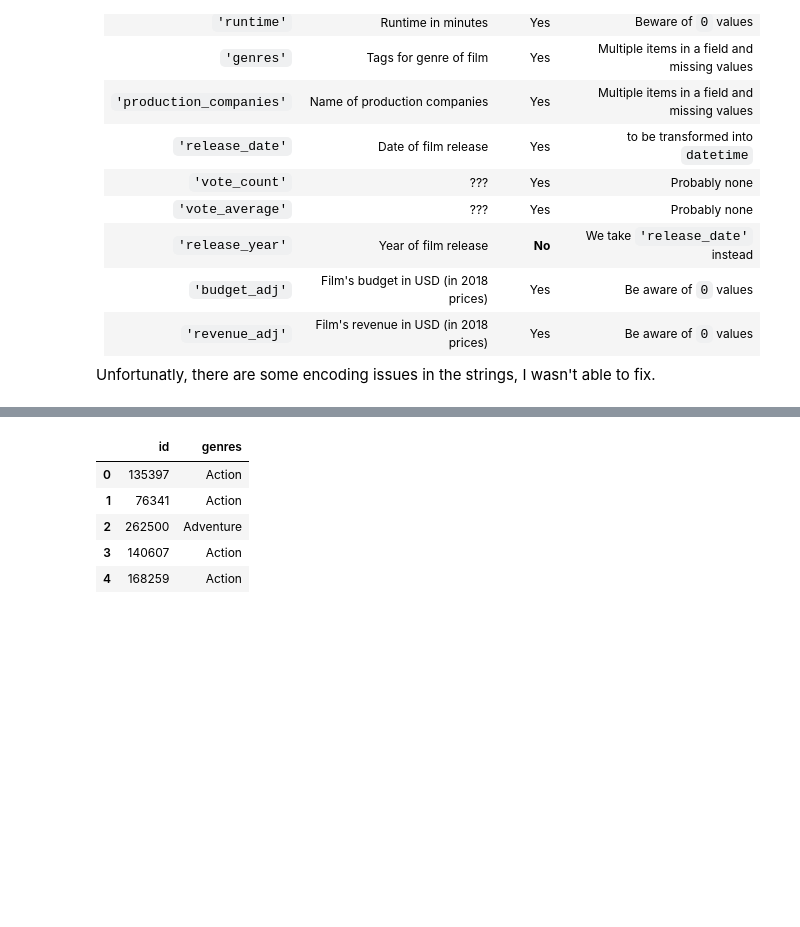
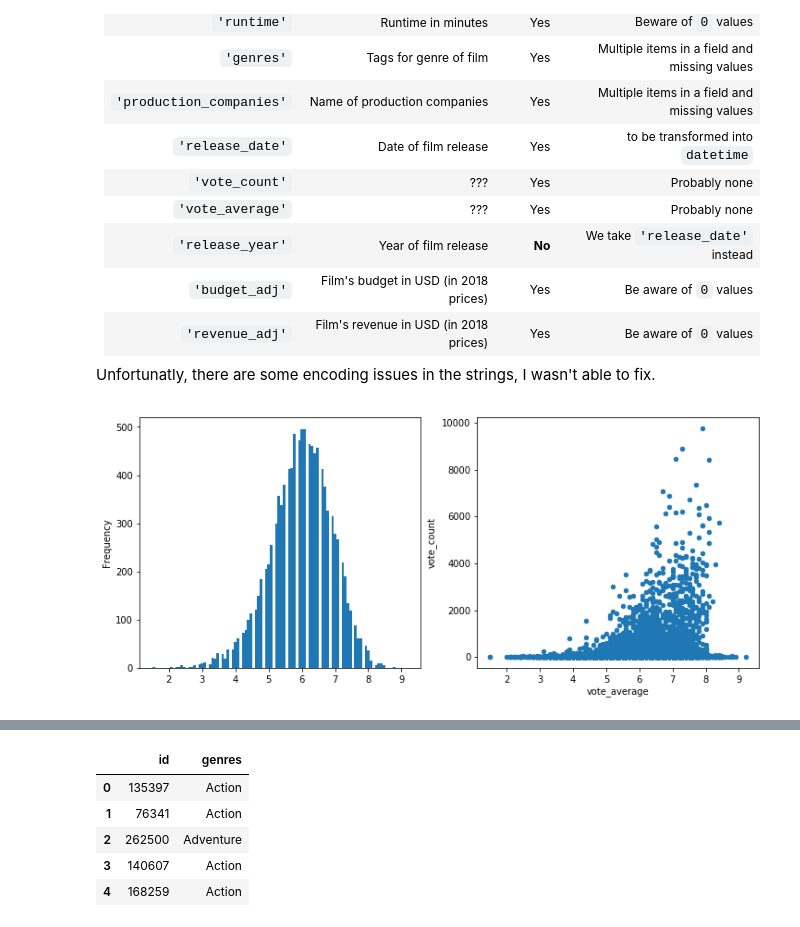
Before and after one commit to QuantificAid/tmdb_movie_data, a Jupyter notebook: playgroud.ipynb, the cells around one changed output, grey strips where cells are left out. Cells and saved outputs as stored; diff of their text form; code cells hidden in the pictures; blank space fills up the shorter version.

```diff
--- a/playgroud.ipynb
+++ b/playgroud.ipynb
@@ -108,3 +104,12 @@ Now, let's describe the fields, decide if they are being kept for the purposes o
 | `'revenue_adj'` | Film's revenue in USD (in 2018 prices) | Yes | Be aware of `0` values |
 
 Unfortunatly, there are some encoding issues in the strings, I wasn't able to fix.
+# %%
+# First glance on 'vote_average' (and 'vote_count')
+
+fig, [ax1, ax2] = plt.subplots(ncols=2, figsize=(12, 5))
+tmdb.vote_average.plot.hist(bins=100, ax=ax1)
+tmdb.plot.scatter(x='vote_average', y='vote_count', ax=ax2)
+plt.show()
+# %% [output]
+[figure, added]
```
Also changed, not shown: parts of 33 cells of this notebook, 1 other file.
